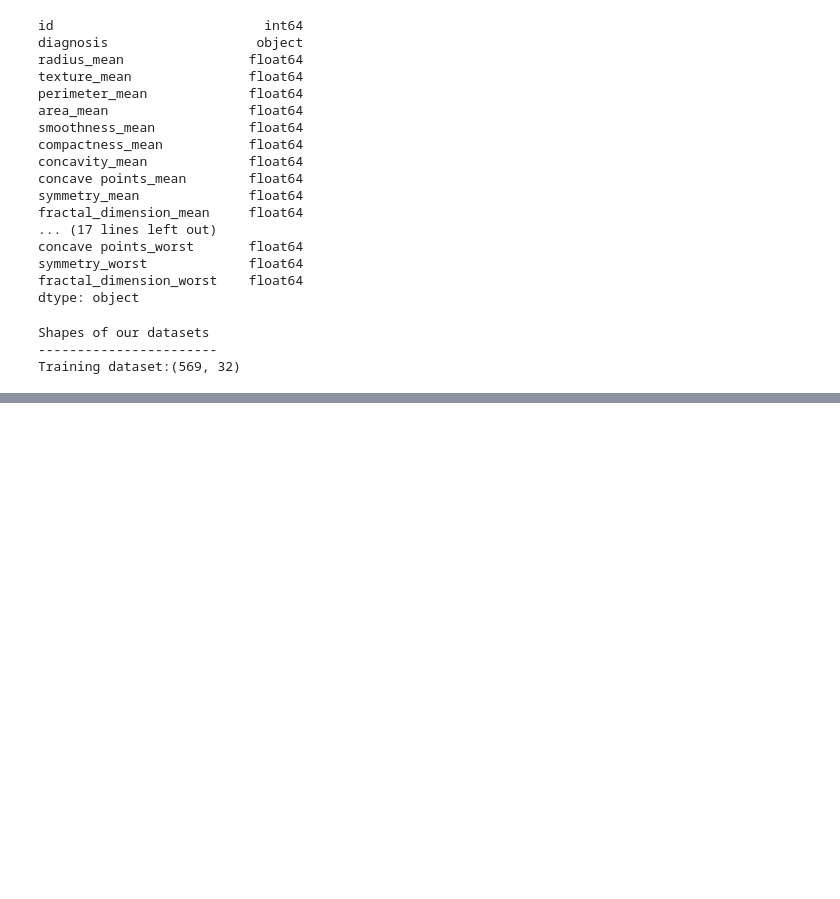
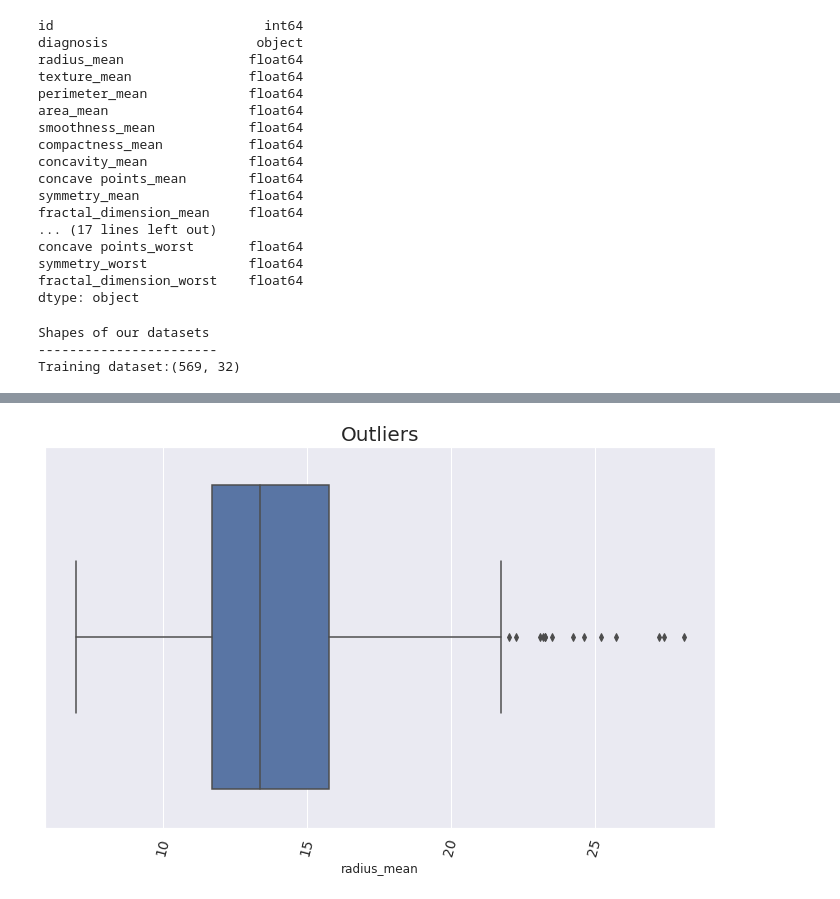
Before and after one commit to abel-blue/breastCancer-causal-Inference, a Jupyter notebook: notebooks/data_exploration.ipynb, the cells around one changed output, grey strips where cells are left out. Cells and saved outputs as stored; diff of their text form; code cells hidden in the pictures; blank space fills up the shorter version.

Commit message:
added outlier detection

```diff
--- a/notebooks/data_exploration.ipynb
+++ b/notebooks/data_exploration.ipynb
@@ -128,0 +163,3 @@ Training dataset:(569, 32)
+# %%
+from data_exploration import exploration
+exploration = exploration()
@@ -128,0 +179,4 @@ Training dataset:(569, 32)
+# %%
+exploration.plot_box(train_df, 'radius_mean', 'Outliers')
+# %% [output]
+[figure, added]
```
Also changed, not shown: parts of 7 cells of this notebook.
